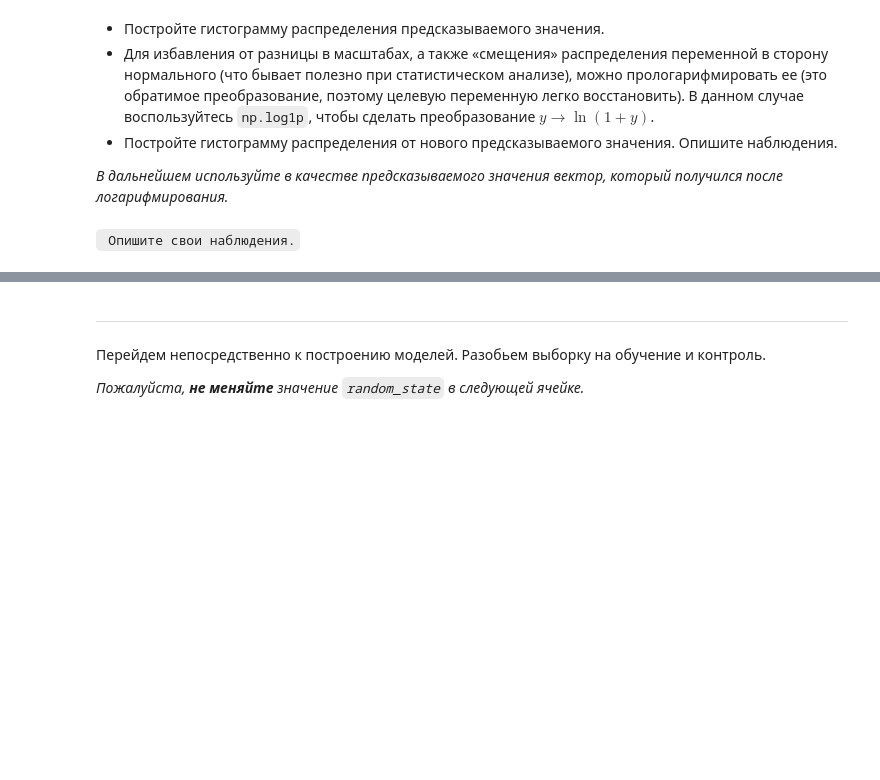
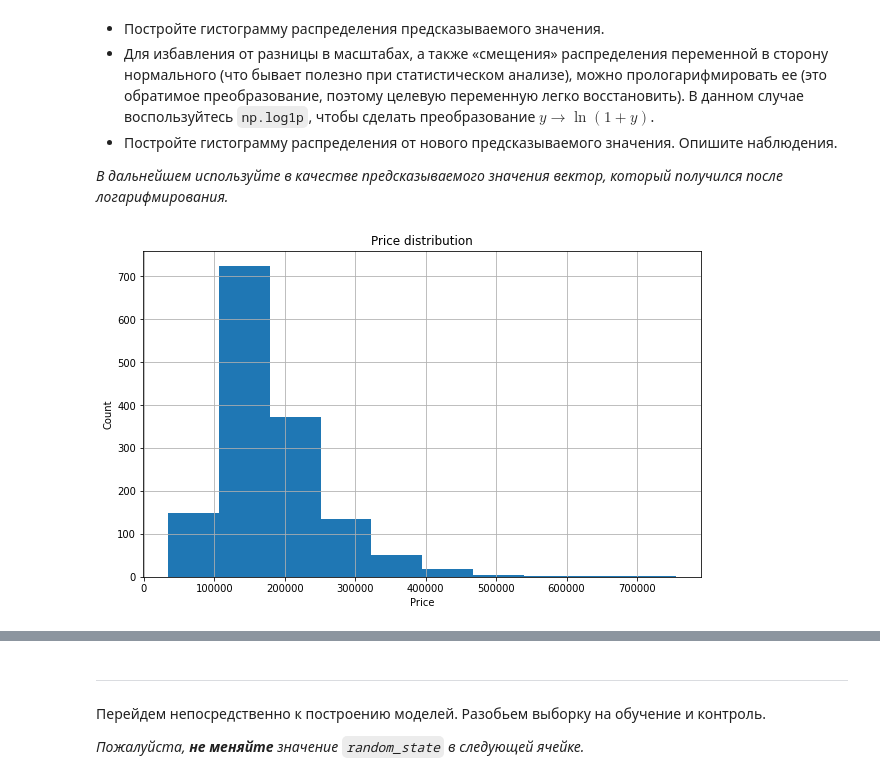
Before and after one commit to ksetdekov/ml_dpo_2021, a Jupyter notebook: hw/hw2/hw02.ipynb, the cells around one changed output, grey strips where cells are left out. Drawn from its saved outputs; the diff is of its cells as text; code cells hidden in the pictures; blank space fills up the shorter version.

````diff
--- a/hw/hw2/hw02.ipynb
+++ b/hw/hw2/hw02.ipynb
@@ -606,2 +619,10 @@ S
-# %% [markdown]
-``` Опишите свои наблюдения.```
+# %%
+plt.figure(figsize=(10, 6))
+plt.hist(y)
+plt.title('Price distribution')
+plt.xlabel('Price')
+plt.ylabel('Count')
+plt.grid()
+plt.show()
+# %% [output]
+[figure, added]
````
Also changed, not shown: parts of 20 cells of this notebook.
